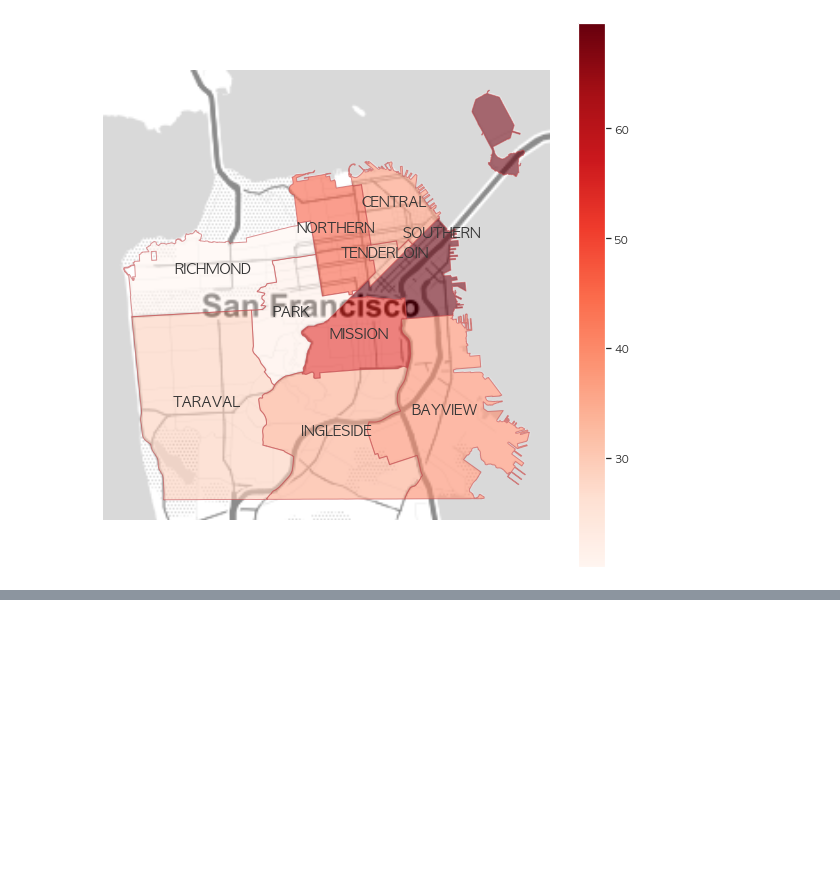
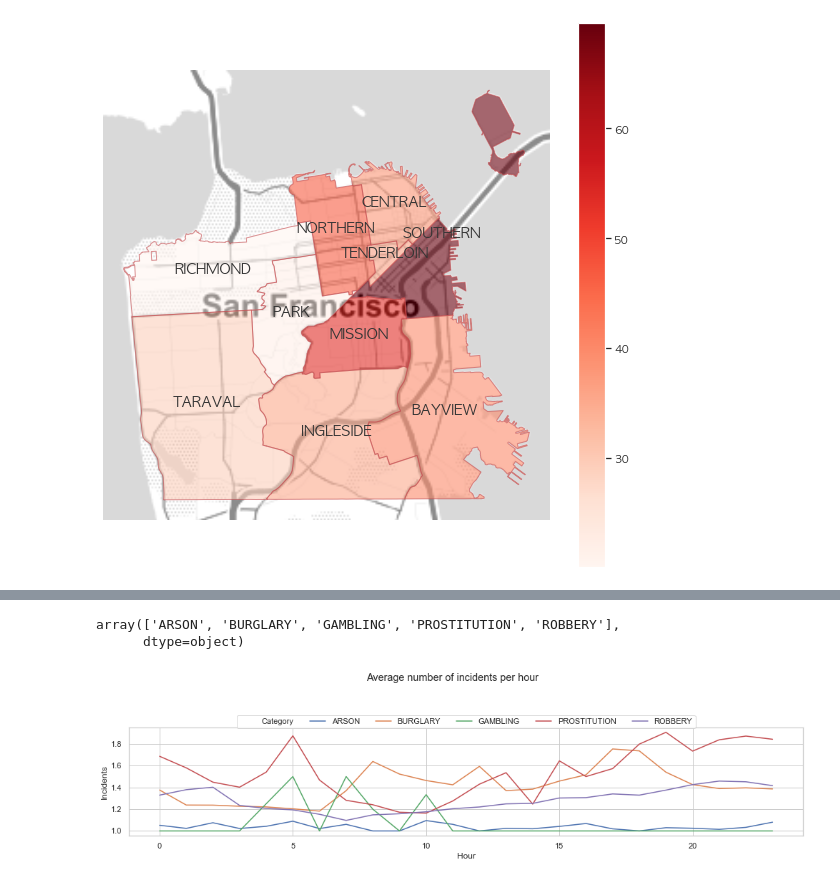
Before and after one commit to young-hun-jo/KaggleStruggle, a Jupyter notebook: sanfrancisco_crime/sanfrancisco_crime_transcription.ipynb, the cells around one changed output, grey strips where cells are left out. Saved outputs shown, nothing was run; the diff lists cells and outputs as text; code cells hidden in the pictures; blank space fills up the shorter version.

```diff
--- a/sanfrancisco_crime/sanfrancisco_crime_transcription.ipynb
+++ b/sanfrancisco_crime/sanfrancisco_crime_transcription.ipynb
@@ -279,3 +279,8 @@ for i, crime in enumerate(np.random.choice(crimes, size=9, replace=False)):
 plt.suptitle('Geographic Density of Different Crimes')
 fig.tight_layout(rect=[0, 0.03, 1, 0.95])
 plt.show()
+# %%
+# as_index=False추가해서 reset_index자동으로 해줌!
+data = train.groupby(['Hour','Date','Category'], as_index=False).count().iloc[:,:4]
+data.rename(columns={'Dates':'Incidents'}, inplace=True)
+data.head()
@@ -281,0 +294,4 @@ plt.show()
+# %%
+# 시간대와 범죄유형별로 사건발생수 평균값 집계하기
+data = data.groupby(['Hour','Category'], as_index=False).mean()
+data.head()
@@ -281,0 +305,25 @@ plt.show()
+# %%
+# 특정 범죄유형에 존재하는 데이터들만 추출
+data = data.loc[data['Category'].isin(['ROBBERY', 'GAMBLING', 'BURGLARY', 'ARSON', 'PROSTITUTION'])]
+data['Category'].unique()
+# %% [output]
+array(['ARSON', 'BURGLARY', 'GAMBLING', 'PROSTITUTION', 'ROBBERY'],
+      dtype=object)
+# %%
+# 시간이 지남에 따라 특정 범죄유형들의 사건발생수 추이 그래프 시각화
+sns.set_style('whitegrid')
+fig, ax = plt.subplots(figsize=(14,4))
+ax = sns.lineplot(data=data, x='Hour',
+                 y='Incidents', hue='Category')
+# legend 위치 조정
+# loc:location, bbox_to_anchor=(x축위치, y축위치)
+# ncol : 레전드 표시할 때 레전드값들 한줄에 표출할 개수
+ax.legend(loc='upper center', bbox_to_anchor=(0.5, 1.15),
+         ncol=6)
+# 그래프 title 넣기
+plt.suptitle('Average number of incidents per hour')
+# layout 타이트하게 하는 옵션
+fig.tight_layout(rect=[0, 0.03, 1, 0.95])
+plt.show()
+# %% [output]
+[figure, added]
```
Also changed, not shown: parts of 18 cells of this notebook.
